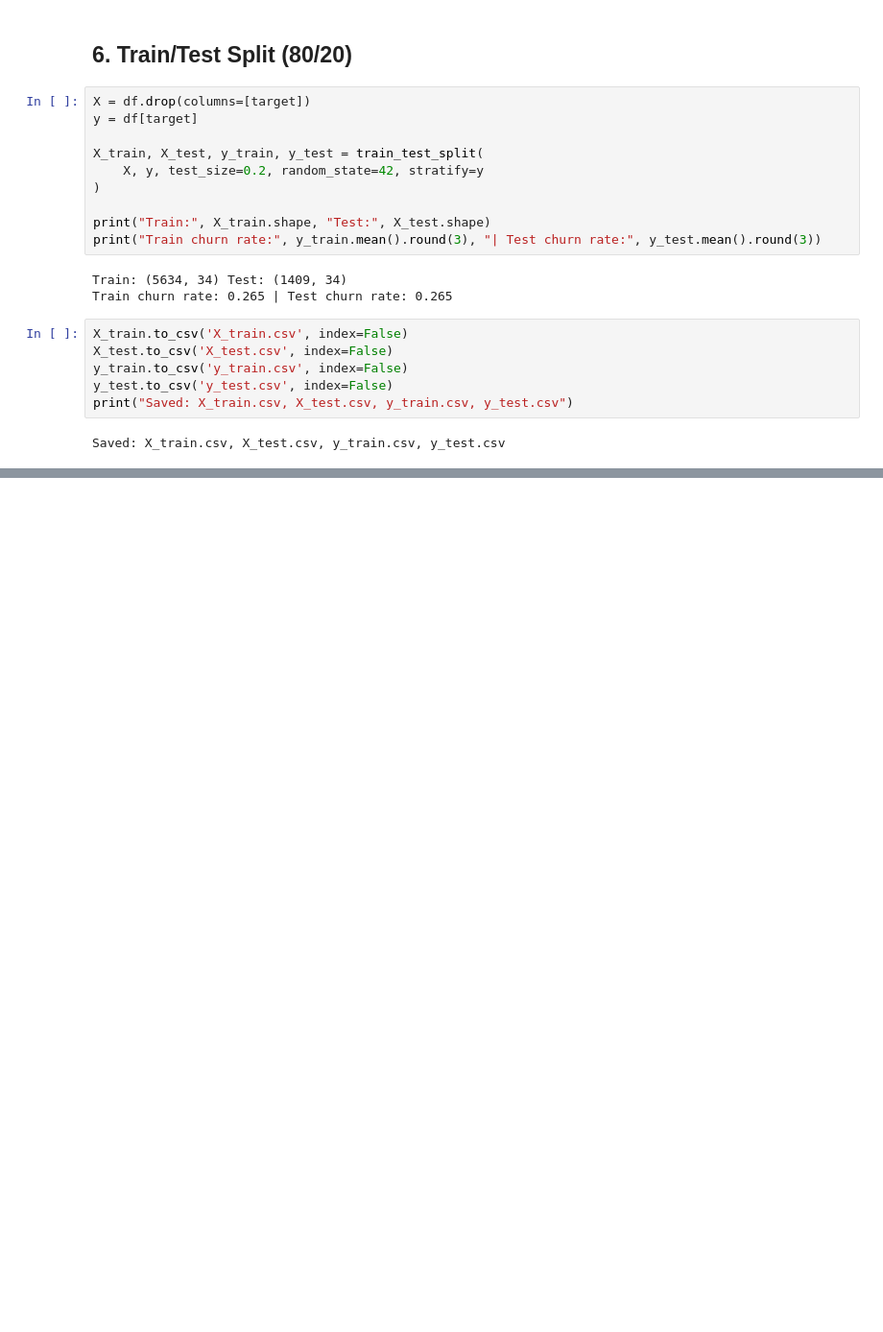
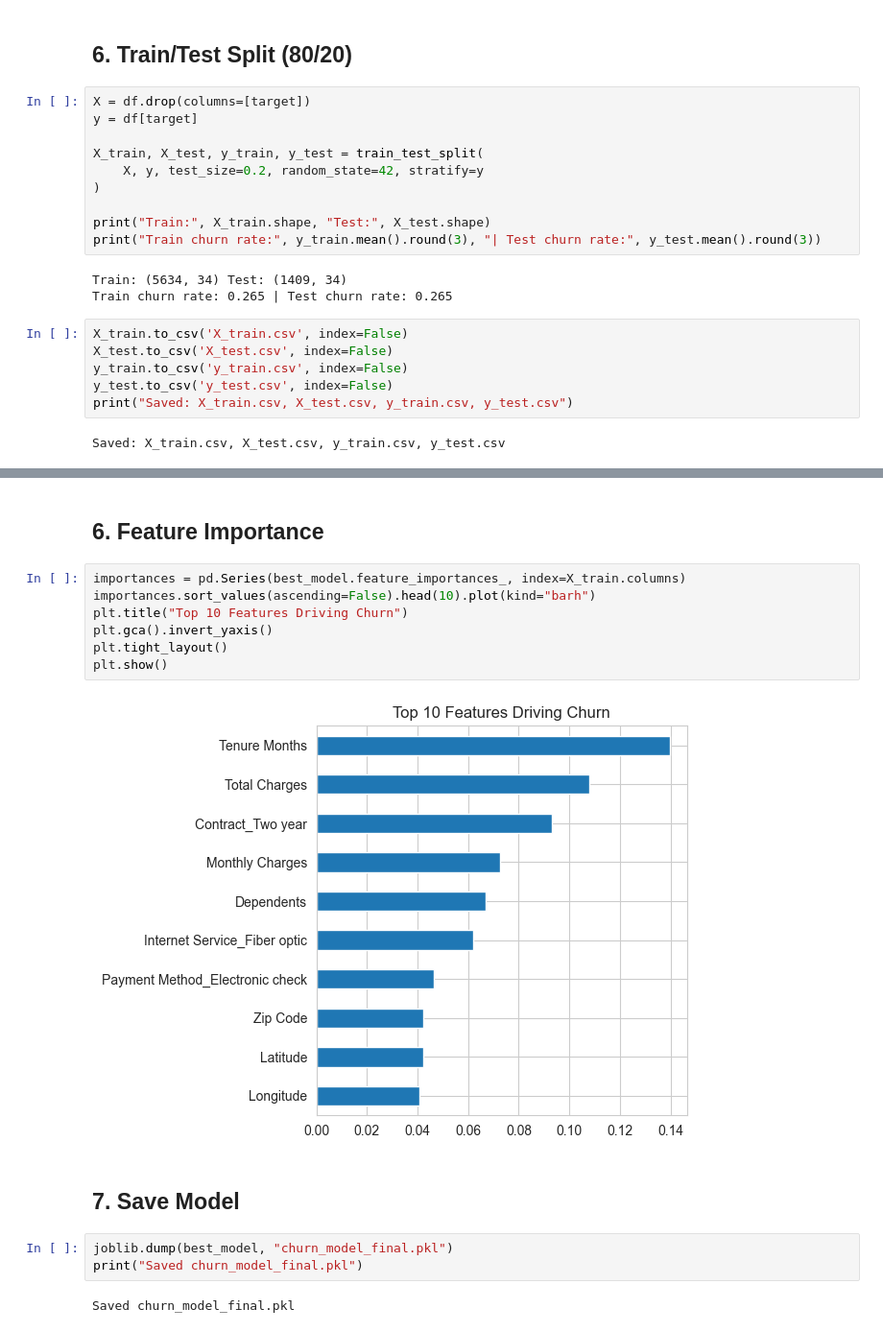
Before and after one commit to Khuld13/customer-churn-prediction, a Jupyter notebook: churn.ipynb, the cells around one changed output, grey strips where cells are left out. Shown at 96% size. Saved outputs shown, nothing was run; the diff lists cells and outputs as text; blank space fills up the shorter version.

```diff
--- a/churn.ipynb
+++ b/churn.ipynb
@@ -236,0 +423,18 @@ Saved: X_train.csv, X_test.csv, y_train.csv, y_test.csv
+# %% [markdown]
+## 6. Feature Importance
+# %%
+importances = pd.Series(best_model.feature_importances_, index=X_train.columns)
+importances.sort_values(ascending=False).head(10).plot(kind="barh")
+plt.title("Top 10 Features Driving Churn")
+plt.gca().invert_yaxis()
+plt.tight_layout()
+plt.show()
+# %% [output]
+[figure, added]
+# %% [markdown]
+## 7. Save Model
+# %%
+joblib.dump(best_model, "churn_model_final.pkl")
+print("Saved churn_model_final.pkl")
+# %% [output]
+Saved churn_model_final.pkl
```
Also changed, not shown: parts of 22 cells of this notebook, 1 other file.
